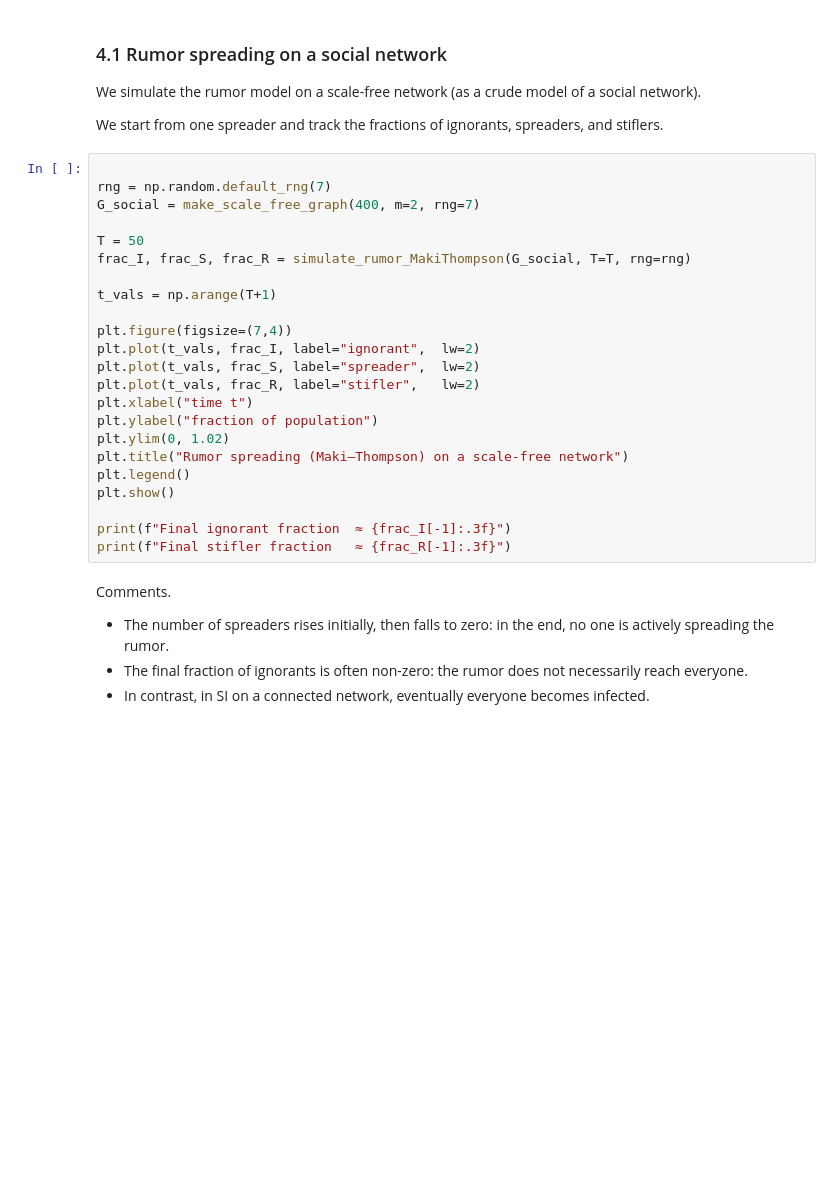
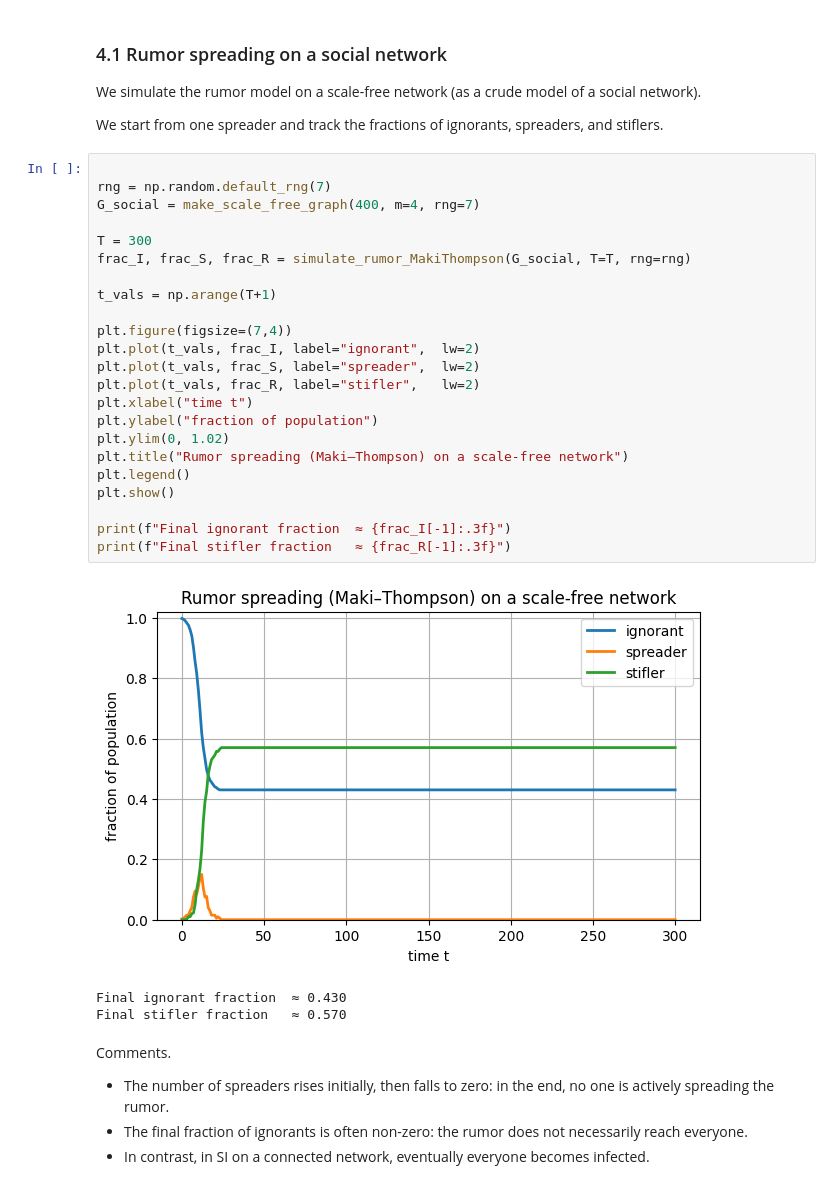
Before and after one commit to pzwiernik/22997-networks, a Jupyter notebook: colabs/NetworkNotebook5.ipynb, the cells around one changed output. Drawn from its saved outputs; the diff is of its cells as text; blank space fills up the shorter version.

```diff
--- a/colabs/NetworkNotebook5.ipynb
+++ b/colabs/NetworkNotebook5.ipynb
@@ -536,26 +604,30 @@ We start from one spreader and track the fractions of ignorants, spreaders, and
 # %%
 
 rng = np.random.default_rng(7)
-G_social = make_scale_free_graph(400, m=2, rng=7)
+G_social = make_scale_free_graph(400, m=4, rng=7)
 
-T = 50
+T = 300
 frac_I, frac_S, frac_R = simulate_rumor_MakiThompson(G_social, T=T, rng=rng)
 
 t_vals = np.arange(T+1)
 
 plt.figure(figsize=(7,4))
 plt.plot(t_vals, frac_I, label="ignorant",  lw=2)
 plt.plot(t_vals, frac_S, label="spreader",  lw=2)
 plt.plot(t_vals, frac_R, label="stifler",   lw=2)
 plt.xlabel("time t")
 plt.ylabel("fraction of population")
 plt.ylim(0, 1.02)
 plt.title("Rumor spreading (Maki–Thompson) on a scale-free network")
 plt.legend()
 plt.show()
 
 print(f"Final ignorant fraction  ≈ {frac_I[-1]:.3f}")
 print(f"Final stifler fraction   ≈ {frac_R[-1]:.3f}")
+# %% [output]
+[figure, added]
+Final ignorant fraction  ≈ 0.430
+Final stifler fraction   ≈ 0.570
 # %% [markdown]
 
 Comments.
```
Also changed, not shown: parts of 8 cells of this notebook.
